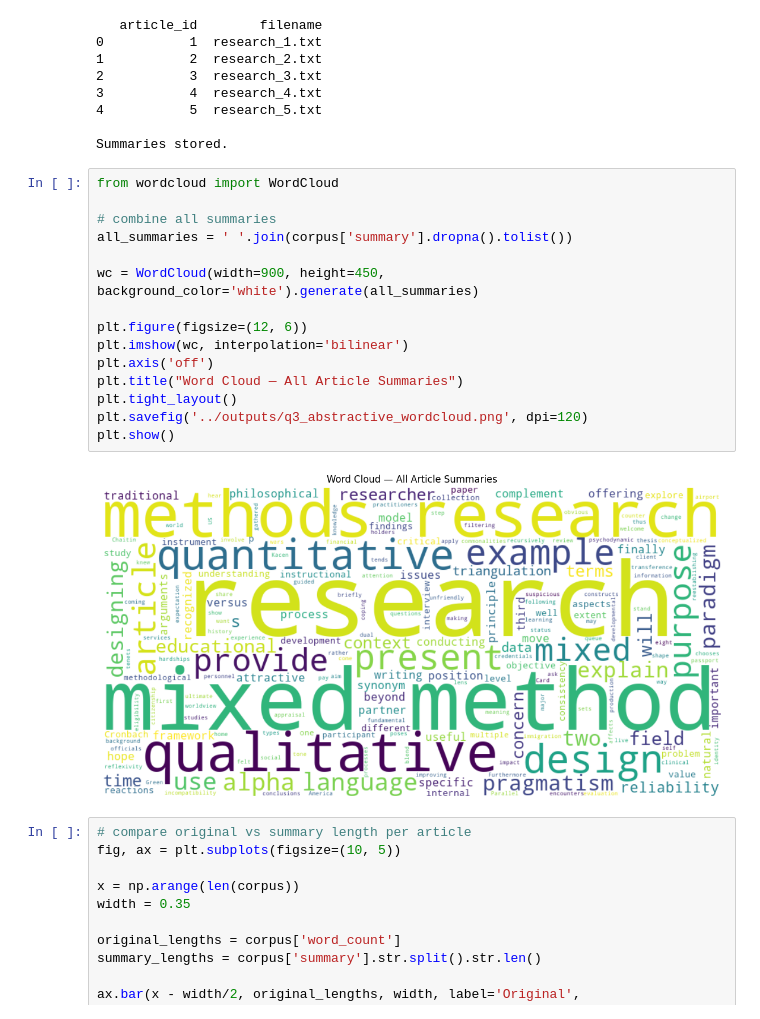
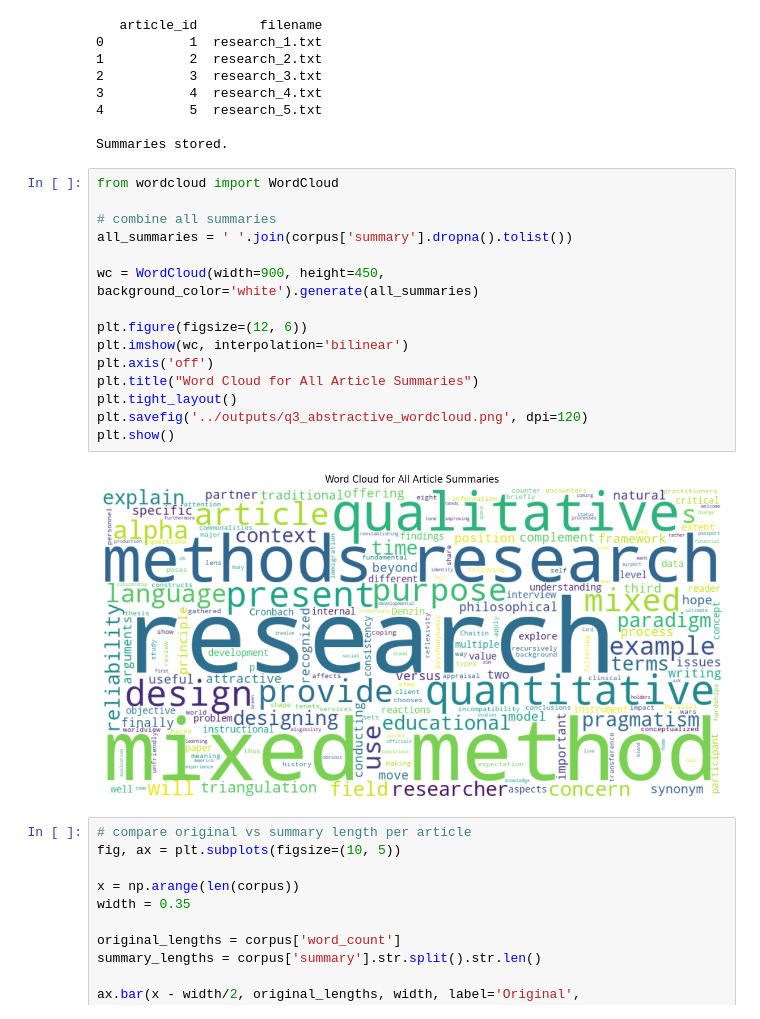
Before and after one commit to Mitchley/research-abstract-classifier, a Jupyter notebook: notebooks/Q3_summarization.ipynb, the cells around one changed output. Cells and saved outputs as stored; diff of their text form.

```diff
--- a/notebooks/Q3_summarization.ipynb
+++ b/notebooks/Q3_summarization.ipynb
@@ -307,20 +307,20 @@ Summaries stored.
 # %%
 from wordcloud import WordCloud
 
 # combine all summaries
 all_summaries = ' '.join(corpus['summary'].dropna().tolist())
 
 wc = WordCloud(width=900, height=450, background_color='white').generate(all_summaries)
 
 plt.figure(figsize=(12, 6))
 plt.imshow(wc, interpolation='bilinear')
 plt.axis('off')
-plt.title("Word Cloud — All Article Summaries")
+plt.title("Word Cloud for All Article Summaries")
 plt.tight_layout()
 plt.savefig('../outputs/q3_abstractive_wordcloud.png', dpi=120)
 plt.show()
 # %% [output]
-[figure, old version]
+[figure, new version]
 # %%
 # compare original vs summary length per article
 fig, ax = plt.subplots(figsize=(10, 5))
```
Also changed, not shown: parts of 2 cells of this notebook, 3 other files.
